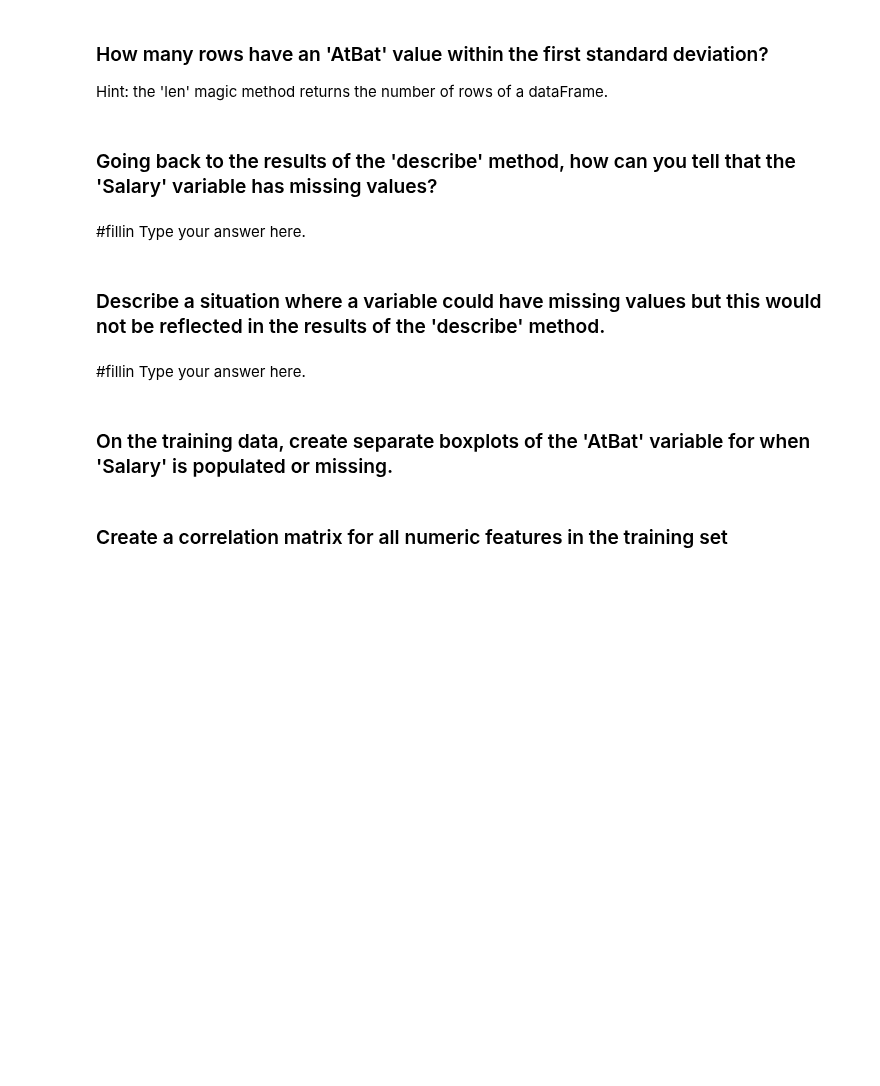
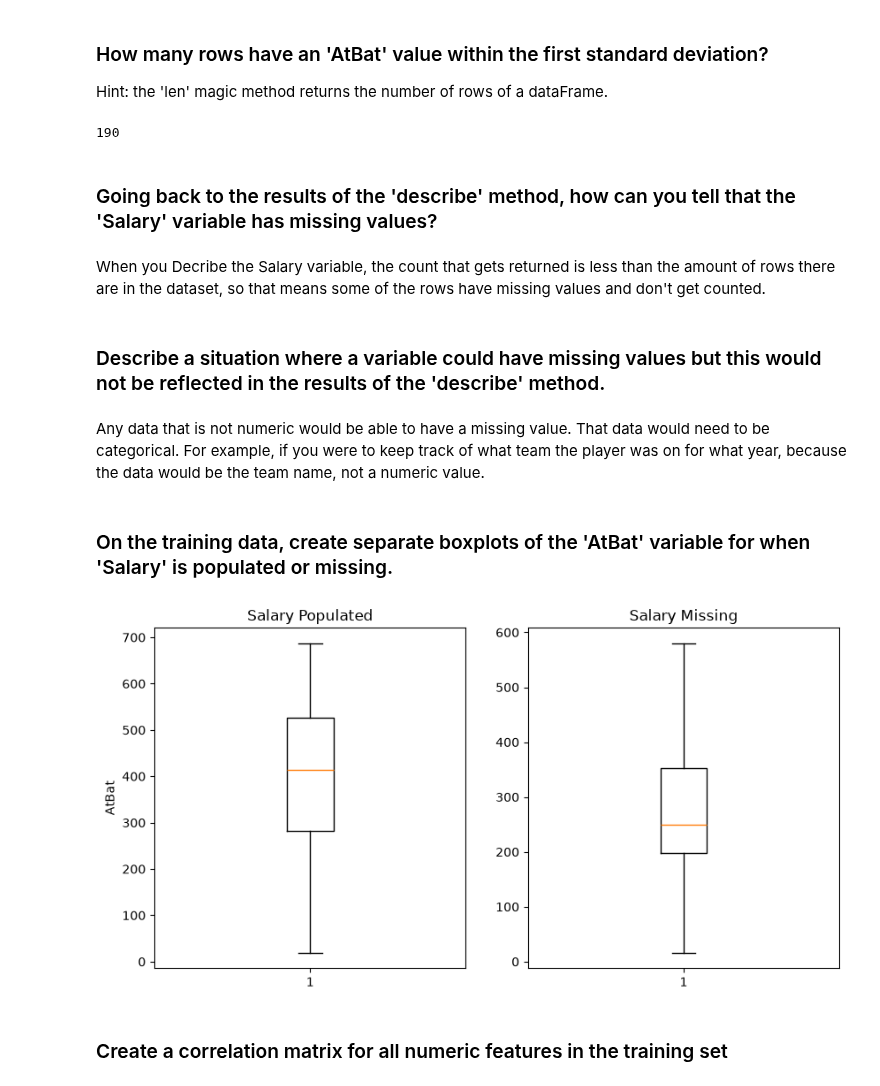
Before and after one commit to Importantpigs/code_2600, a Jupyter notebook: mod03_eda.ipynb, the cells around one changed output. Drawn from its saved outputs; the diff is of its cells as text; code cells hidden in the pictures; blank space fills up the shorter version.

```diff
--- a/mod03_eda.ipynb
+++ b/mod03_eda.ipynb
@@ -97,25 +122,38 @@ for j in range(len(subset.columns)):
 # %% [markdown]
 ### Let's standardize the AtBat feature (i.e., normalize by z-scores). We'll create a new column in the training data called 'AtBat_st' to represent this.
 # %%
-#fillin
+Hitters['AtBat_st'] = (Hitters['AtBat'] - Hitters['AtBat'].mean()) / Hitters['AtBat'].std()
 # %% [markdown]
 ### How many rows have an 'AtBat' value within the first standard deviation?
 
 Hint: the 'len' magic method returns the number of rows of a dataFrame.
 # %%
-#fillin
+len(Hitters[(Hitters['AtBat_st'] >= -1) & (Hitters['AtBat_st'] <= 1)])
+# %% [output]
+190
 # %% [markdown]
 ### Going back to the results of the 'describe' method, how can you tell that the 'Salary' variable has missing values?
 # %% [markdown]
-#fillin Type your answer here.
+When you Decribe the Salary variable, the count that gets returned is less than the amount of rows there are in the dataset, so that means some of the rows have missing values and don't get counted.
 # %% [markdown]
 ### Describe a situation where a variable could have missing values but this would not be reflected in the results of the 'describe' method.
 # %% [markdown]
-#fillin Type your answer here.
+Any data that is not numeric would be able to have a missing value. That data would need to be categorical. For example, if you were to keep track of what team the player was on for what year, because the data would be the team name, not a numeric value.
 # %% [markdown]
 ### On the training data, create separate boxplots of the 'AtBat' variable for when 'Salary' is populated or missing.
 # %%
-#fillin
+fig, ax = plt.subplots(1, 2, figsize=(10, 5))
+
+ax[0].boxplot(Hitters[Hitters['Salary'].notna()]['AtBat'])
+ax[0].set_title('Salary Populated')
+ax[0].set_ylabel('AtBat')
+
+ax[1].boxplot(Hitters[Hitters['Salary'].isna()]['AtBat'])
+ax[1].set_title('Salary Missing')
+
+plt.show()
+# %% [output]
+[figure, added]
 # %% [markdown]
 ### Create a correlation matrix for all numeric features in the training set
 # %%
```
Also changed, not shown: parts of 11 cells of this notebook.
